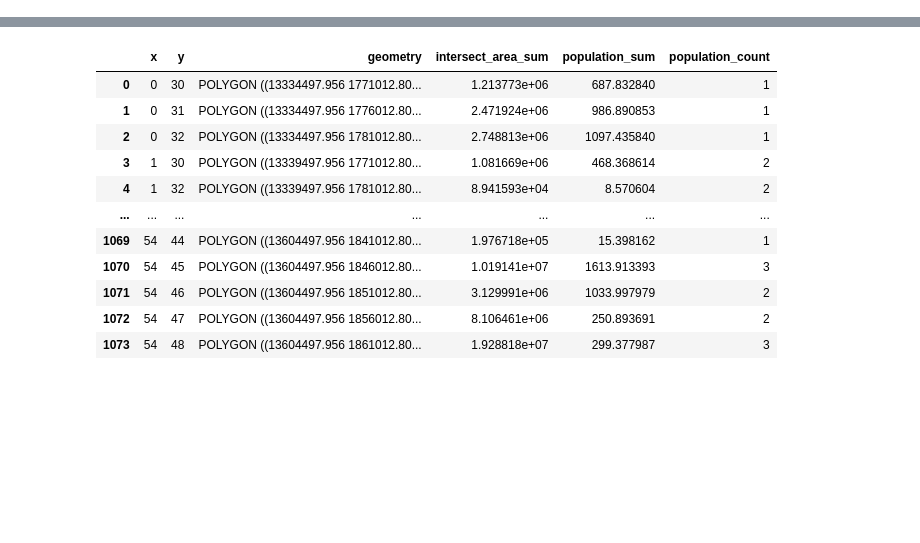
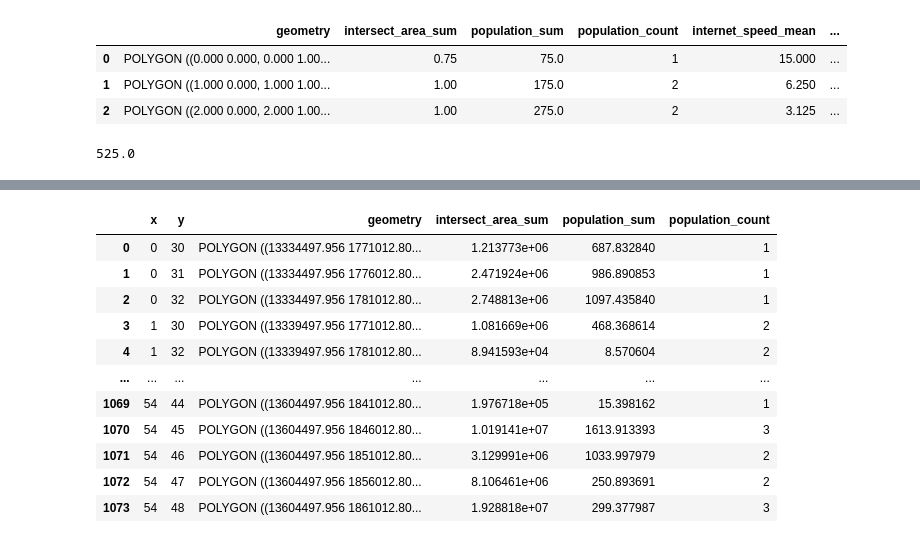
Before and after one commit to thinkingmachines/geowrangler, a Jupyter notebook: notebooks/04_area_zonal_stats.ipynb, the cells around one changed output, grey strips where cells are left out. Saved outputs shown, nothing was run; the diff lists cells and outputs as text; code cells hidden in the pictures; blank space fills up the shorter version.

Commit message:
Cleanup zonal stats algo and add fix min section

```diff
--- a/notebooks/04_area_zonal_stats.ipynb
+++ b/notebooks/04_area_zonal_stats.ipynb
@@ -122,0 +66,23 @@ def fix_area_agg(agg):
+# %%
+# exporti
+
+
+def fix_area_agg(agg):
+    if "func" not in agg:
+        return agg  # skip fix as agg spec is invalid
+
+    if type(agg["func"]) == str:
+        agg["func"] = [agg["func"]]
+
+    real_funcs = []
+    func_extras = []
+    for func in agg["func"]:
+        real_func, extra = extract_func(func)
+        real_funcs += [real_func]
+        func_extras += [extra]
+    agg["func"] = real_funcs
+    agg["extras"] = func_extras
+
+    agg = vzs._fix_agg(agg)
+
+    return agg
@@ -319,0 +415,10 @@ def create_area_zonal_stats(
+# %%
+%%time
+simple_aoi_results = create_area_zonal_stats(
+    simple_aoi,
+    simple_data,
+    [
+        dict(func=["sum", "count"], column="population"),
+        dict(func=["mean", "max", "min", "std"], column="internet_speed"),
+    ],
+)
@@ -319,0 +428,11 @@ def create_area_zonal_stats(
+# %%
+simple_aoi_results
+# %% [output]
+|  | geometry | intersect_area_sum | population_sum | population_count | internet_speed_mean | ... |
+| 0 | POLYGON ((0.000 0.000, 0.000 1.00... | 0.75 | 75.0 | 1 | 15.000 | ... |
+| 1 | POLYGON ((1.000 0.000, 1.000 1.00... | 1.00 | 175.0 | 2 | 6.250 | ... |
+| 2 | POLYGON ((2.000 0.000, 2.000 1.00... | 1.00 | 275.0 | 2 | 3.125 | ... |
+# %%
+simple_aoi_results.population_sum.sum(axis=None)
+# %% [output]
+525.0
```
Also changed, not shown: parts of 39 cells of this notebook.
